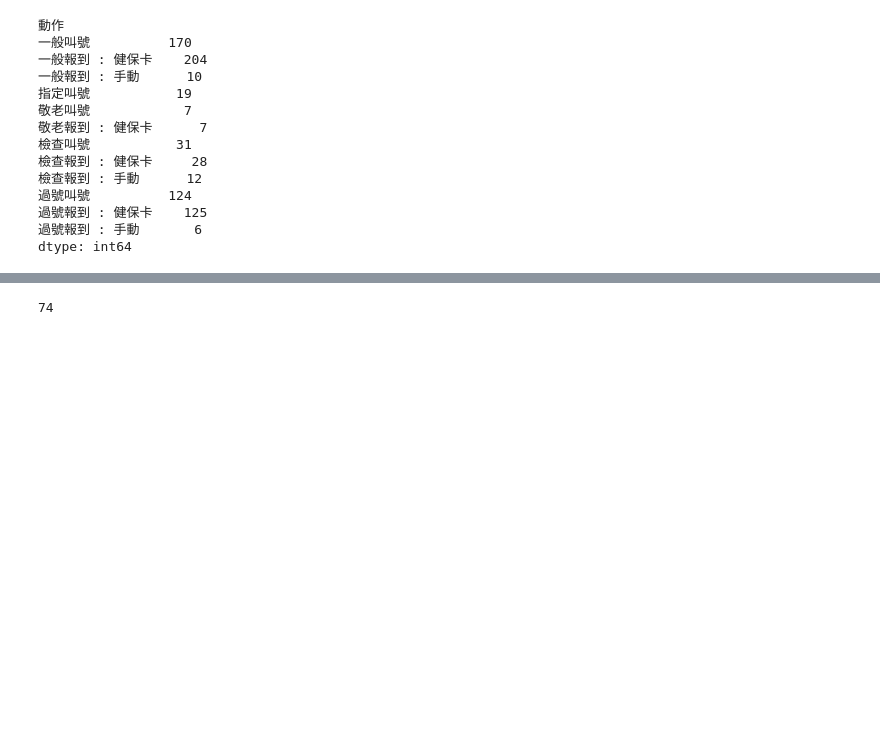
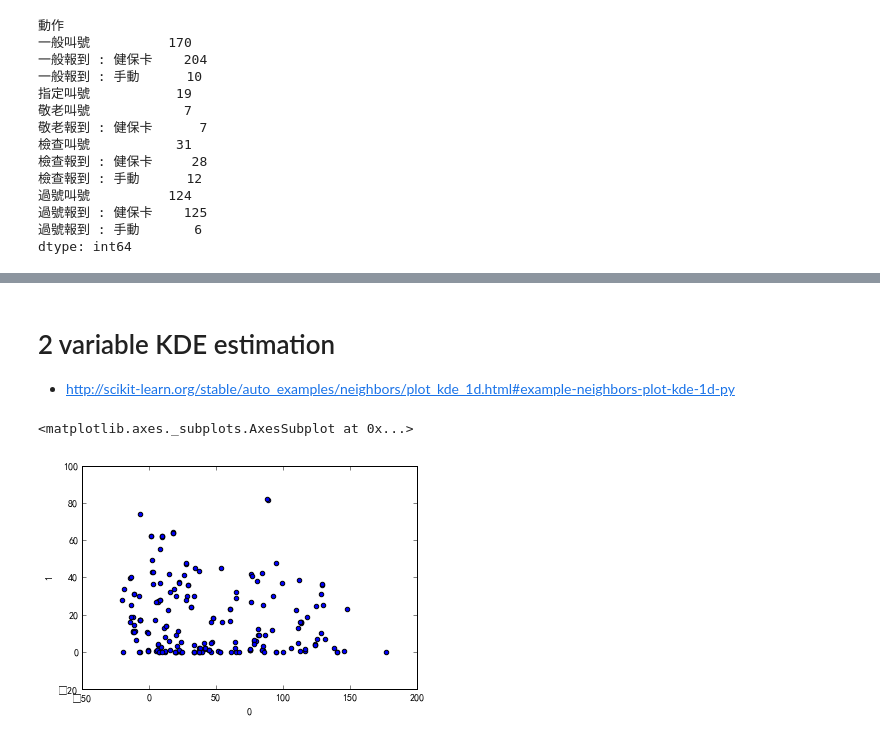
Before and after one commit to t0mst0ne/OPD_waiting, a Jupyter notebook: OPD 門診叫號 分佈.ipynb, the cells around one changed output, grey strips where cells are left out. Drawn from its saved outputs; the diff is of its cells as text; code cells hidden in the pictures; blank space fills up the shorter version.

Commit message:
Add kde estimation for distribution evaluation

```diff
--- a/OPD 門診叫號 分佈.ipynb
+++ b/OPD 門診叫號 分佈.ipynb
@@ -274,4 +137,20 @@ X = np.array(df4[df4.午別.str.contains('上') ] [['報到時間3','等候時
-# %%
-len(X)
-# %% [output]
-74
+# %%
+# Seperate AM and PM dataset
+
+PM = df4[df4.午別.str.contains('下') ] [['報到時間3','等候時間']]
+AM = df4[df4.午別.str.contains('上') ] [['報到時間3','等候時間']]
+AM.to_csv('OPD_AM.csv', index=None)
+PM.to_csv('OPD_PM.csv', index=None)
+# %% [markdown]
+# 2 variable KDE estimation
+* http://scikit-learn.org/stable/auto_examples/neighbors/plot_kde_1d.html#example-neighbors-plot-kde-1d-py
+# %%
+from sklearn.neighbors.kde import KernelDensity
+X = np.array(PM)
+kde = KernelDensity(kernel='gaussian', bandwidth=0.2).fit(X)
+kde.score_samples(X)
+
+pd.DataFrame( kde.sample(200)) .plot.scatter(0,1)
+# %% [output]
+<matplotlib.axes._subplots.AxesSubplot at 0x...>
+[figure, added]
```
Also changed, not shown: parts of 4 cells of this notebook.
